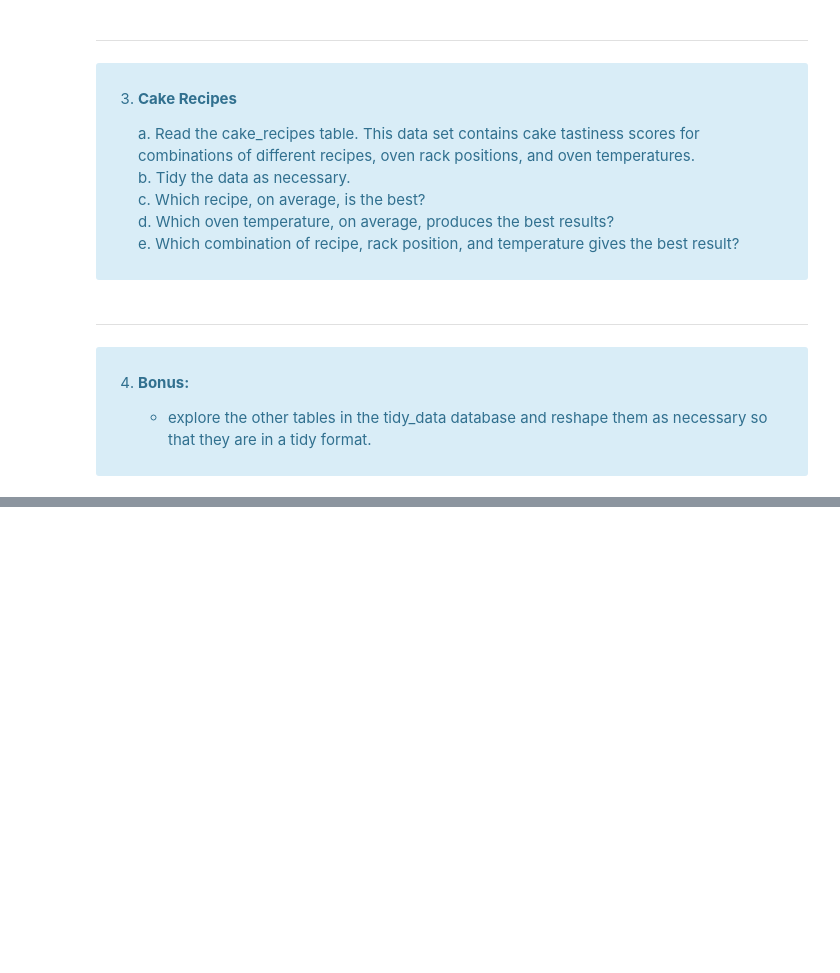
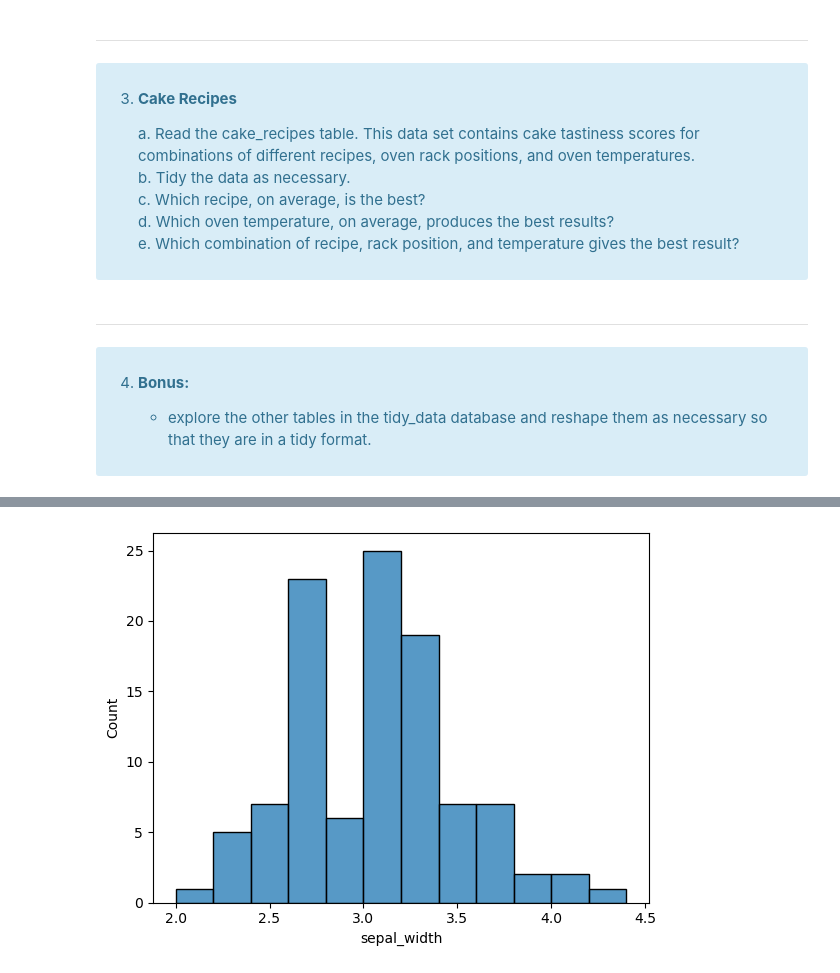
Before and after one commit to Marc-Aradillas/Classification_exercises.ipynb, a Jupyter notebook: classification_exercises.ipynb, the cells around one changed output, grey strips where cells are left out. Saved outputs shown, nothing was run; the diff lists cells and outputs as text; code cells hidden in the pictures; blank space fills up the shorter version.

```diff
--- a/classification_exercises.ipynb
+++ b/classification_exercises.ipynb
@@ -978,0 +1046,5 @@ test_telco -> (1409, 20)
+# %%
+sns.histplot(data = train.sepal_width)
+plt.show()
+# %% [output]
+[figure, added]
```
Also changed, not shown: parts of 86 cells of this notebook, 1 other file.
